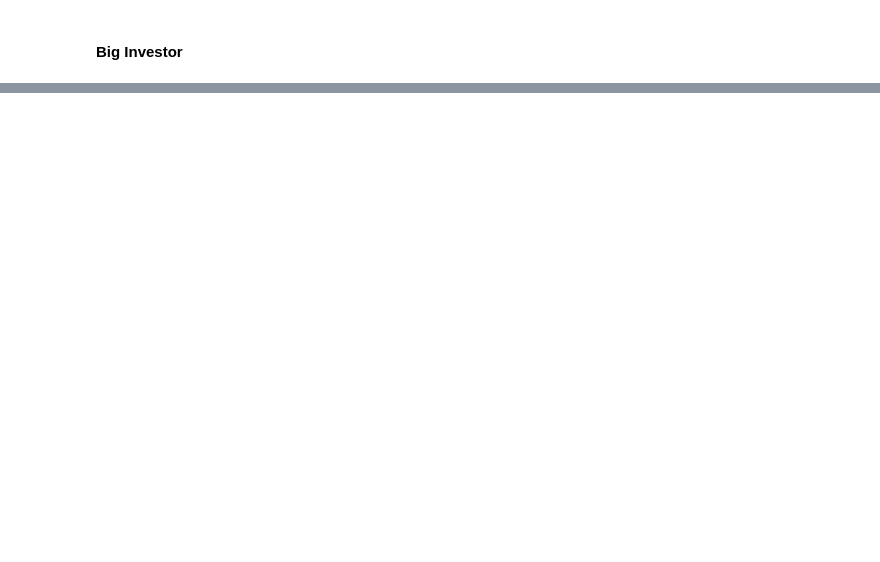
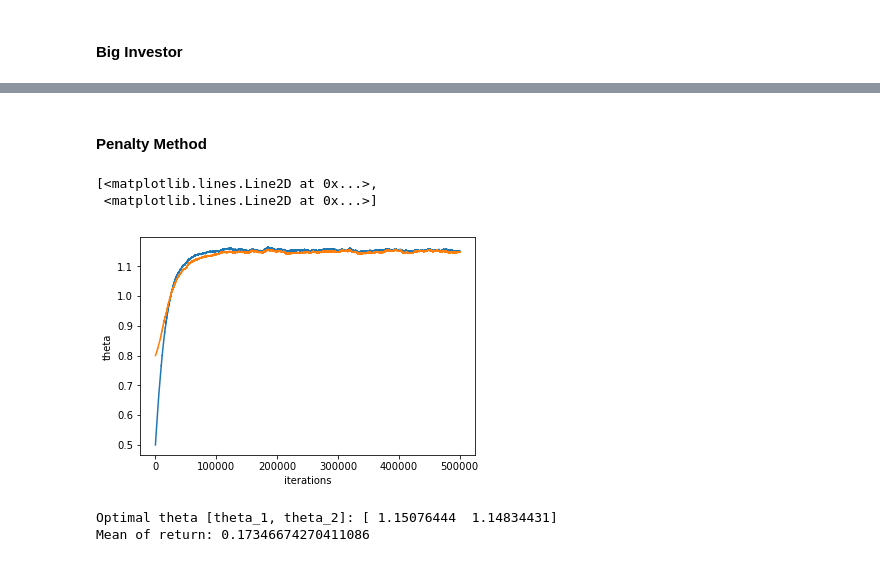
Before and after one commit to henrychan28/Simulation-Project, a Jupyter notebook: Simulation_project.ipynb, the cells around one changed output, grey strips where cells are left out. Drawn from its saved outputs; the diff is of its cells as text; code cells hidden in the pictures; blank space fills up the shorter version.

Commit message:
add penalty method

```diff
--- a/Simulation_project.ipynb
+++ b/Simulation_project.ipynb
@@ -259,0 +264,32 @@ Mean of return: 0.6156473379462318
+# %% [markdown]
+<h4>Penalty Method</h4>
+# %%
+thresholds = [2,3,1]
+rho = 0.6
+market_shock_rate = 1./0.3
+# %%
+investor_type = "small"
+iterations = int(5e5)
+epsilon = 1e-4
+lambda_value = 0.2
+theta_penalty = [0.5, 0.8]
+theta_history_penalty = np.zeros([iterations, 2])
+for k in range(iterations):
+    theta_history_penalty[k] = theta_penalty
+    r = get_allocation_vector(theta_penalty)
+    dr_dt = get_allocation_vector_gradient(theta_penalty)
+    w, ita, V, x, U, y = generate_rv(r, rho, market_shock_rate, investor_type)
+    loss_gradient = get_loss_gradient(w, ita, V, x, U, y, thresholds, theta_penalty, investor_type)
+    penalty = np.zeros(2)
+    for i in range(2):
+        for j in range(3):
+            penalty[i] -= lambda_value*4*(r[j]**3)*dr_dt[j][i]
+    theta_penalty += epsilon*(loss_gradient+penalty)
+# %%
+plt.xlabel("iterations")
+plt.ylabel("theta")
+plt.plot([i for i in range(iterations)], theta_history_penalty)
+# %% [output]
+[<matplotlib.lines.Line2D at 0x...>,
+ <matplotlib.lines.Line2D at 0x...>]
+[figure, added]
@@ -259,0 +298,6 @@ Mean of return: 0.6156473379462318
+# %%
+print("Optimal theta [theta_1, theta_2]: {0}".format(theta_penalty))
+print("Mean of return: {0}".format(return_history_penalty.mean()))
+# %% [output]
+Optimal theta [theta_1, theta_2]: [ 1.15076444  1.14834431]
+Mean of return: 0.17346674270411086
```
Also changed, not shown: parts of 5 cells of this notebook.
